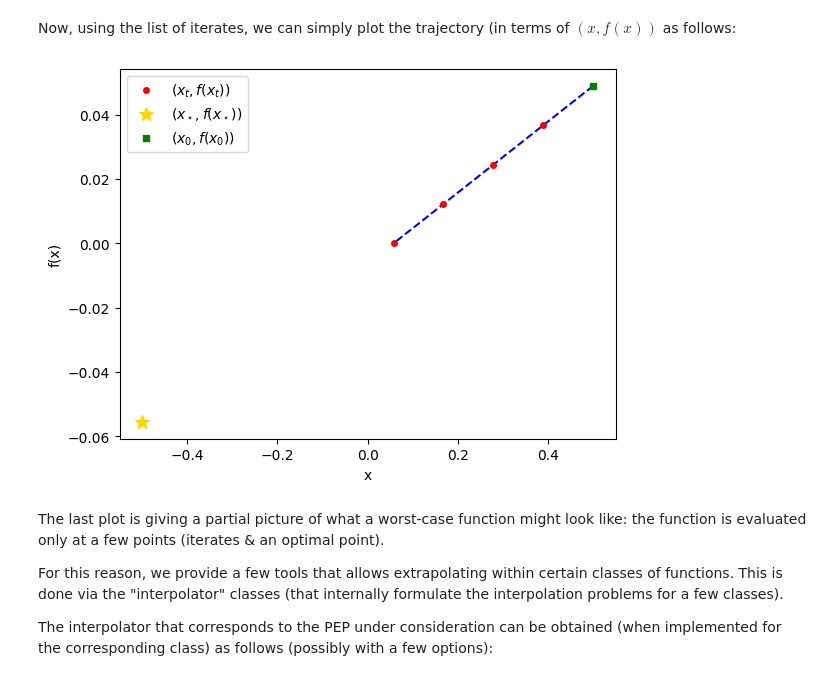
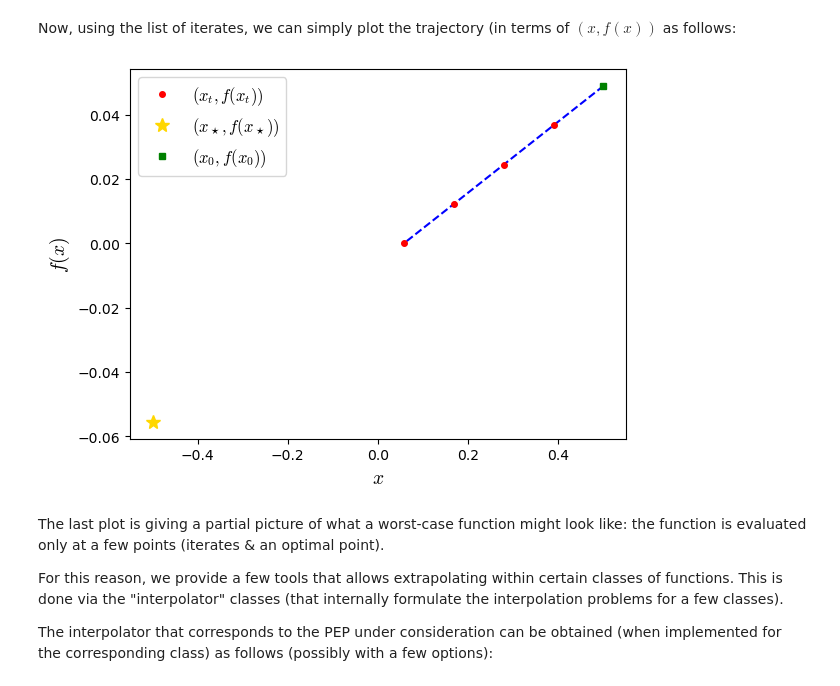
Before and after one commit to PerformanceEstimation/PEPit, a Jupyter notebook: ressources/demo/PEPit_demo_extract_worst_case_examples.ipynb, the cells around one changed output. Saved outputs shown, nothing was run; the diff lists cells and outputs as text; code cells hidden in the pictures.

```diff
--- a/ressources/demo/PEPit_demo_extract_worst_case_examples.ipynb
+++ b/ressources/demo/PEPit_demo_extract_worst_case_examples.ipynb
@@ -21,7 +21,14 @@ This notebook considers the following four algorithms:
 **Import a few necessary common Python packages (numpy, matplotlib)**
 # %%
 import numpy as np
+import matplotlib
+matplotlib.rcParams.update({
+    "mathtext.fontset": "cm",   # LaTeX font for rendering equations in plots
+    "legend.fontsize": 12,
+    "axes.labelsize": 14
+})
 import matplotlib.pyplot as plt
+
 from math import sqrt
 # %% [markdown]
 We re-implement some basic examples below. This is necessary as we will save the worst-case trajectories.
@@ -141,18 +148,18 @@ Now, using the list of iterates, we can simply plot the trajectory (in terms of
 # %%
 plt.plot(x_list_evaluated, f_list_evaluated, '.--', color='blue')
 
 plt.plot(x_list_evaluated, f_list_evaluated, marker='.', color='red',  linestyle='none', markersize=8, label='$(x_t,f(x_t))$')
-plt.plot(xs_evaluated, fs_evaluated, marker='*', color='gold', linestyle='none', markersize=10, label='$(x_\star,f(x_\star))$')
-plt.plot(x0_evaluated, f0_evaluated, marker='s', color='green', linestyle='none', markersize=5, label='$(x_0,f(x_0))$')
+plt.plot(xs_evaluated, fs_evaluated, marker='*', color='gold', linestyle='none', markersize=10, label=r'$(x_\star,f(x_\star))$')
+plt.plot(x0_evaluated, f0_evaluated, marker='s', color='green', linestyle='none', markersize=5, label=r'$(x_0,f(x_0))$')
 
 
 plt.legend()
-plt.xlabel('x')
-plt.ylabel('f(x)')
+plt.xlabel('$x$')
+plt.ylabel('$f(x)$')
 
 plt.show()
 # %% [output]
-[figure, old version]
+[figure, new version]
 # %% [markdown]
 The last plot is giving a partial picture of what a worst-case function might look like: the function is evaluated only at a few points (iterates & an optimal point).
 
```
Also changed, not shown: parts of 21 cells of this notebook.
